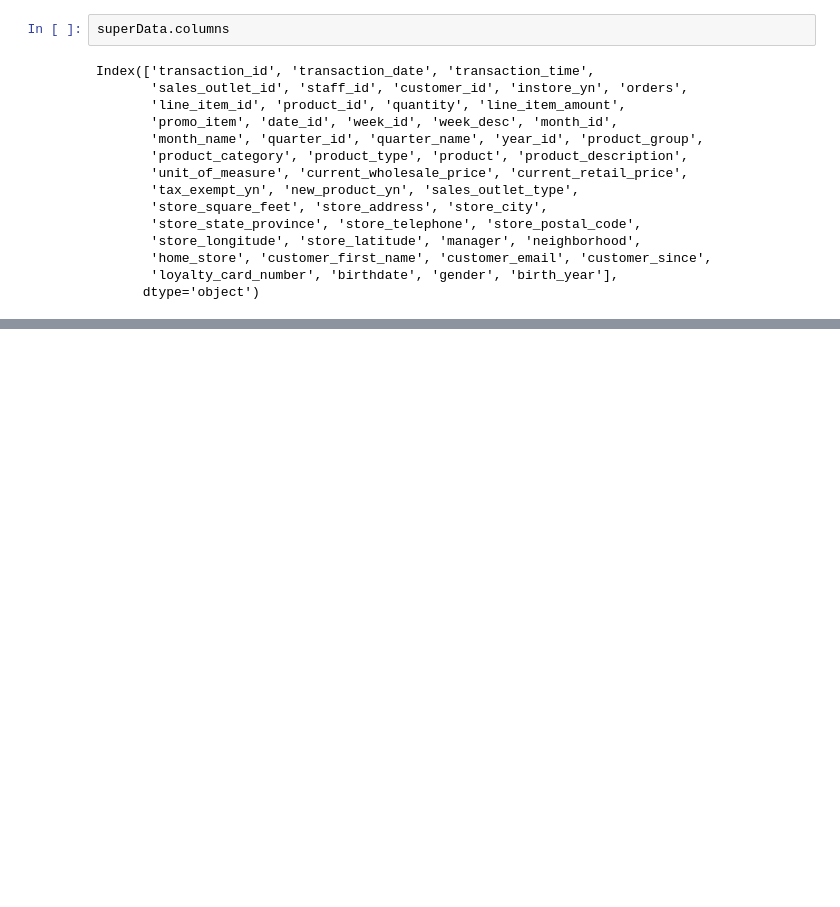
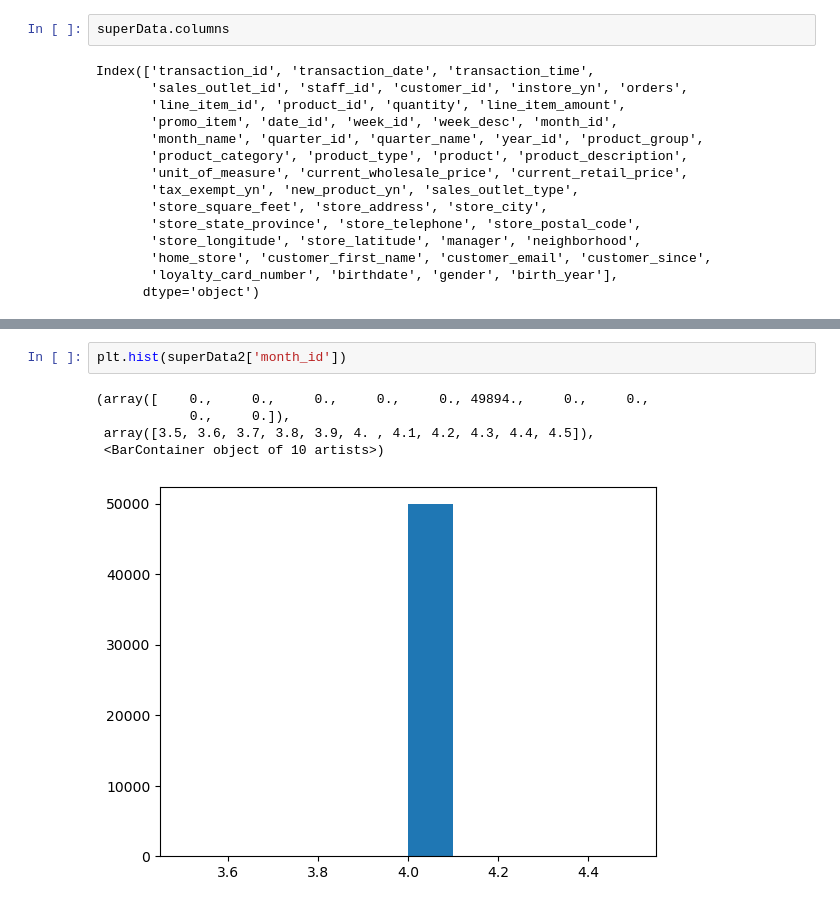
Before and after one commit to hpenapp/EjercicioRedencion, a Jupyter notebook: plotExamples.ipynb, the cells around one changed output, grey strips where cells are left out. Drawn from its saved outputs; the diff is of its cells as text; blank space fills up the shorter version.

```diff
--- a/plotExamples.ipynb
+++ b/plotExamples.ipynb
@@ -242,0 +271,8 @@ superData.head(5)
+# %%
+plt.hist(superData2['month_id'])
+# %% [output]
+(array([    0.,     0.,     0.,     0.,     0., 49894.,     0.,     0.,
+            0.,     0.]),
+ array([3.5, 3.6, 3.7, 3.8, 3.9, 4. , 4.1, 4.2, 4.3, 4.4, 4.5]),
+ <BarContainer object of 10 artists>)
+[figure, added]
```
Also changed, not shown: parts of 6 cells of this notebook.
